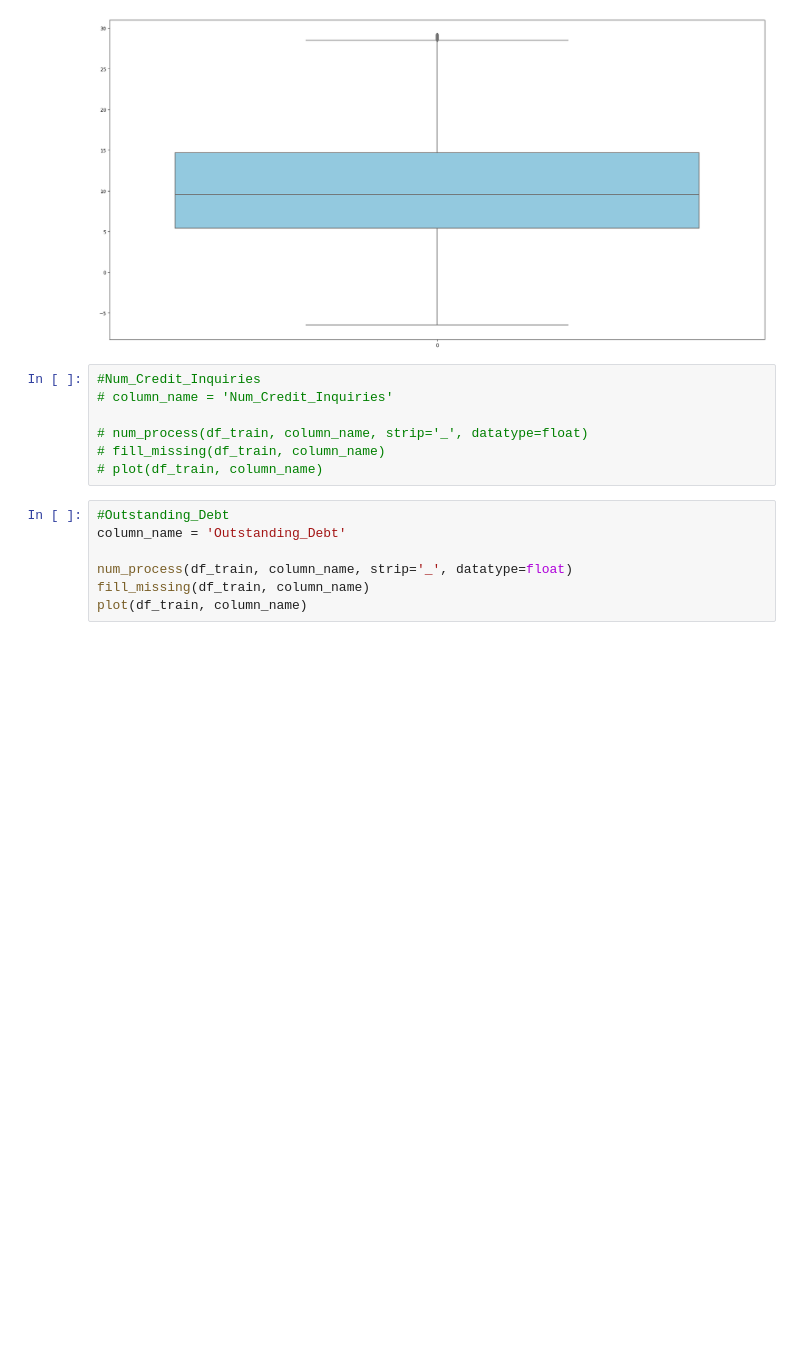
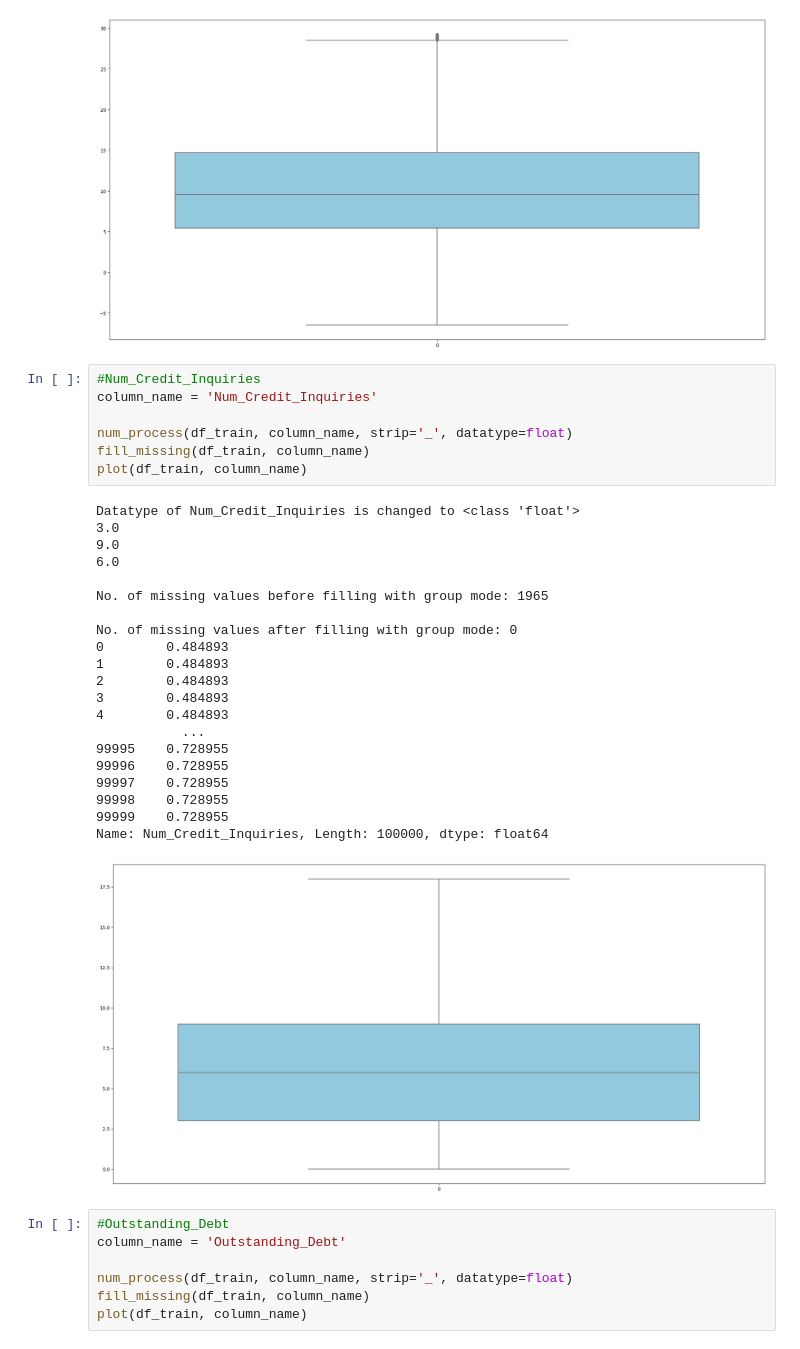
Before and after one commit to quinveil/Credit_Score_Data, a Jupyter notebook: creditscore.ipynb, the cells around one changed output. Cells and saved outputs as stored; diff of their text form; blank space fills up the shorter version.

```diff
--- a/creditscore.ipynb
+++ b/creditscore.ipynb
@@ -598,11 +662,33 @@ Name: Changed_Credit_Limit, Length: 100000, dtype: float64
 [figure]
 # %%
 #Num_Credit_Inquiries
-# column_name = 'Num_Credit_Inquiries'
+column_name = 'Num_Credit_Inquiries'
 
-# num_process(df_train, column_name, strip='_', datatype=float)
-# fill_missing(df_train, column_name)
-# plot(df_train, column_name)
+num_process(df_train, column_name, strip='_', datatype=float)
+fill_missing(df_train, column_name)
+plot(df_train, column_name)
+# %% [output]
+Datatype of Num_Credit_Inquiries is changed to <class 'float'>
+3.0
+9.0
+6.0
+
+No. of missing values before filling with group mode: 1965
+
+No. of missing values after filling with group mode: 0
+0        0.484893
+1        0.484893
+2        0.484893
+3        0.484893
+4        0.484893
+           ...
+99995    0.728955
+99996    0.728955
+99997    0.728955
+99998    0.728955
+99999    0.728955
+Name: Num_Credit_Inquiries, Length: 100000, dtype: float64
+[figure, added]
 # %%
 #Outstanding_Debt
 column_name = 'Outstanding_Debt'
```
Also changed, not shown: parts of 12 cells of this notebook.
